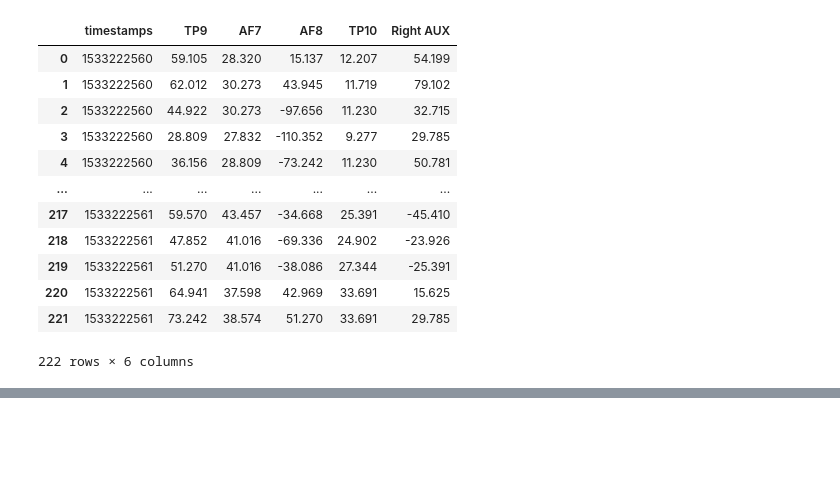
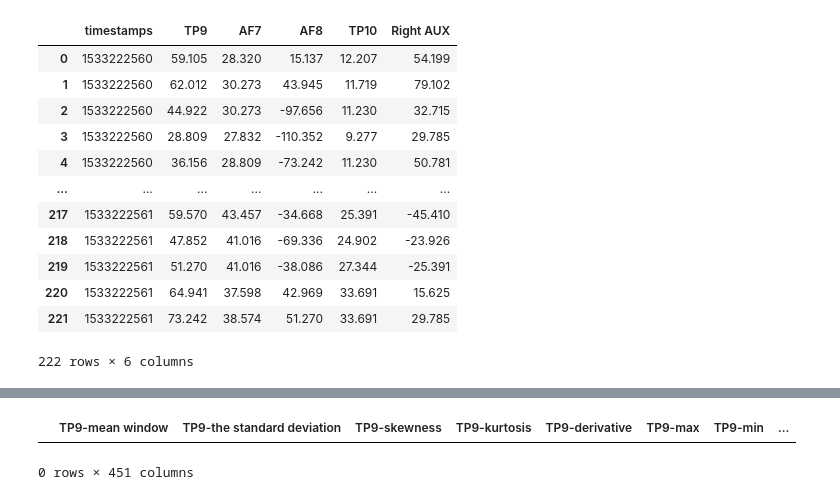
Before and after one commit to Omar-Saad-ELGharbawy/CDSS-Final-Project, a Jupyter notebook: feature extraction.ipynb, the cells around one changed output, grey strips where cells are left out. Cells and saved outputs as stored; diff of their text form; code cells hidden in the pictures; blank space fills up the shorter version.

```diff
--- a/feature extraction.ipynb
+++ b/feature extraction.ipynb
@@ -81,29 +81,32 @@ plt.plot(test_df["Right AUX"][0:int(len(test_df)/4)])
 [figure]
 # %%
 #iterate over each file
-min_t = 10000000
-for file in os.listdir("./data"):
-    filename = './data/'+file
+def check_timestamps(path):
+    min_t = 10000000
+    for file in os.listdir(path):
+        filename = path+'/'+file
 
-    #read_dataframe
-    signals_df = pd.read_csv(filename)
+        #read_dataframe
+        signals_df = pd.read_csv(filename)
 
-    #check time stamps
-    T_dict = {}
-    for i in range(1,len(signals_df["timestamps"])):
-        if (signals_df["timestamps"][i] - signals_df["timestamps"][i-1]) not in T_dict:
-            T_dict[signals_df["timestamps"][i] - signals_df["timestamps"][i-1]] = 1
-        else :
-            T_dict[signals_df["timestamps"][i] - signals_df["timestamps"][i-1]] +=1
+        #check time stamps
+        T_dict = {}
+        for i in range(1,len(signals_df["timestamps"])):
+            if (signals_df["timestamps"][i] - signals_df["timestamps"][i-1]) not in T_dict:
+                T_dict[signals_df["timestamps"][i] - signals_df["timestamps"][i-1]] = 1
+            else :
+                T_dict[signals_df["timestamps"][i] - signals_df["timestamps"][i-1]] +=1
 
-        if signals_df["timestamps"][i] - signals_df["timestamps"][i-1] < min_t:
-            min_t = signals_df["timestamps"][i] - signals_df["timestamps"][i-1]
-    #should print a single value and the same value for each file
-    print(min_t)
-    print(filename)
-    print(T_dict)
-    print("duration", signals_df["timestamps"][len(signals_df)-1] -signals_df["timestamps"][0] )
-    print("dataframe length",len(signals_df),'\n')
+            if signals_df["timestamps"][i] - signals_df["timestamps"][i-1] < min_t:
+                min_t = signals_df["timestamps"][i] - signals_df["timestamps"][i-1]
+        #should print a single value and the same value for each file
+        print(min_t)
+        print(filename)
+        print(T_dict)
+        print("duration", signals_df["timestamps"][len(signals_df)-1] -signals_df["timestamps"][0] )
+        print("dataframe length",len(signals_df),'\n')
+
+        check_timestamps("./data")
 # %% [output]
 0.0029997825622558594
 ./data/subjecta-concentrating-1.csv
@@ -268,2 +278,7 @@ print(len(dataset_columns))
+# %%
+dataset
+# %% [output]
+|  | TP9-mean window | TP9-the standard deviation | TP9-skewness | TP9-kurtosis | TP9-derivative | TP9-max | TP9-min | ... |
+0 rows × 451 columns
 # %%
 import scipy
```
Also changed, not shown: parts of 12 cells of this notebook, 2 other files.
